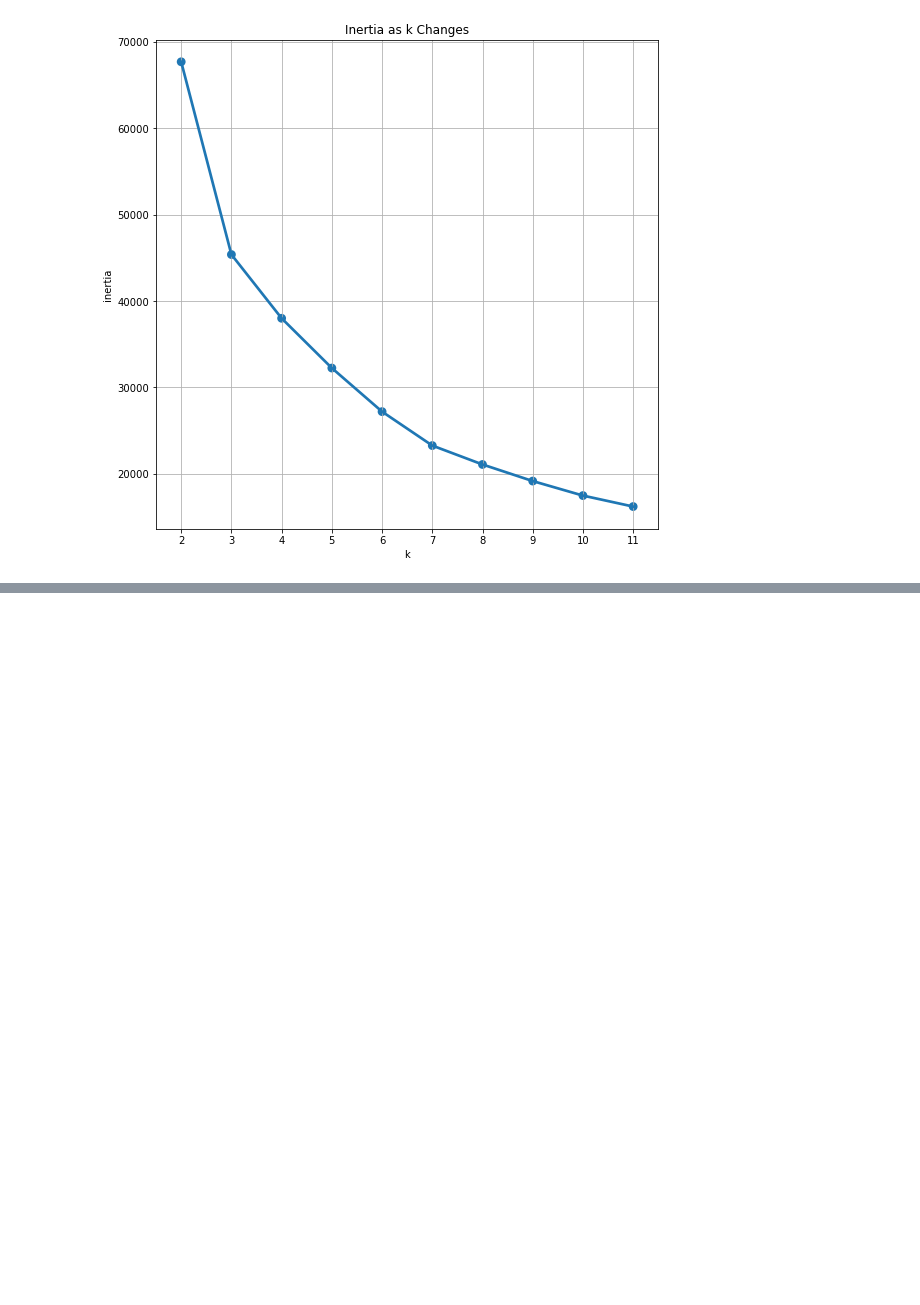
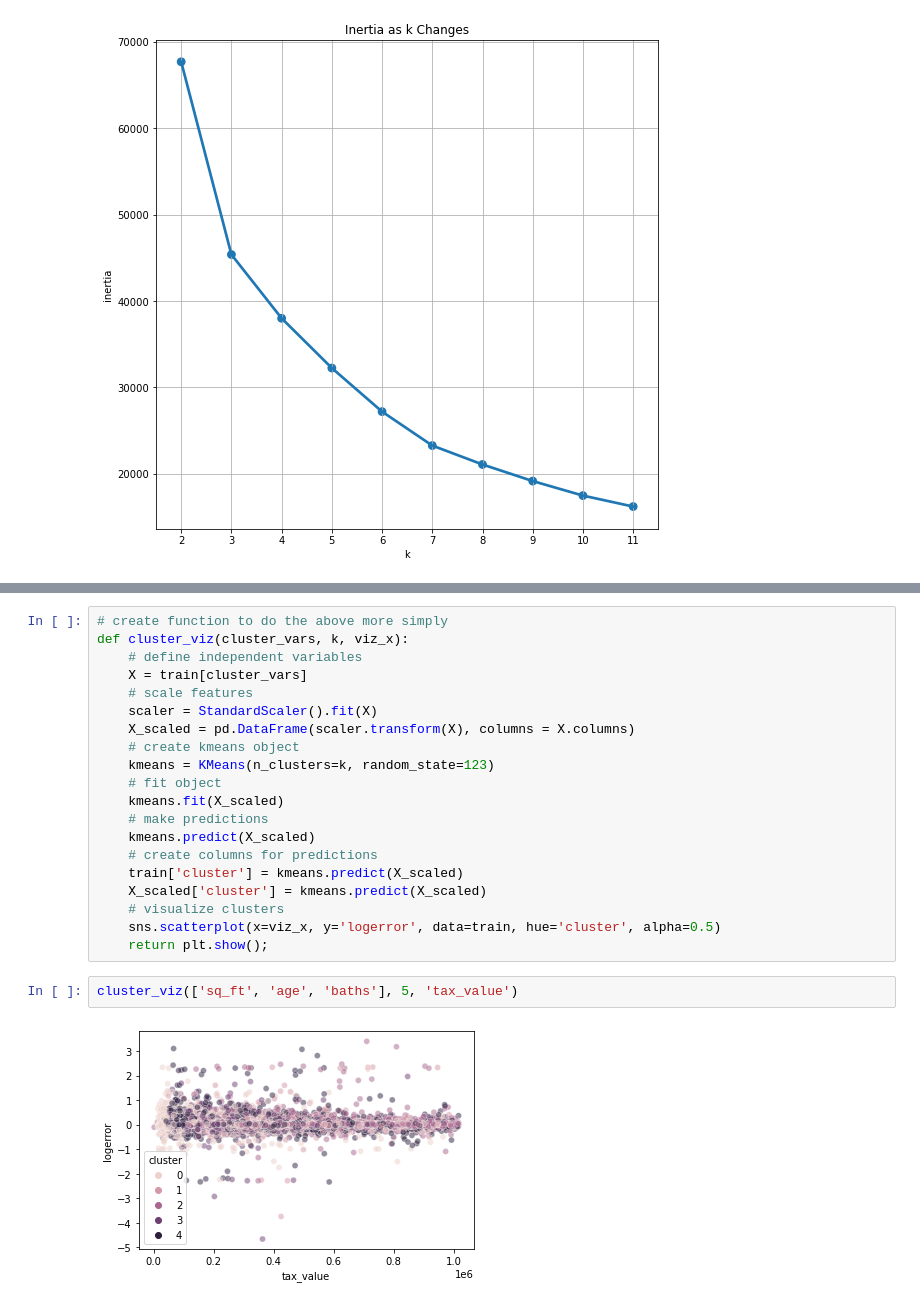
Before and after one commit to jones-stewart/zillow-clustering-project, a Jupyter notebook: 02_explore_stewart.ipynb, the cells around one changed output, grey strips where cells are left out. Saved outputs shown, nothing was run; the diff lists cells and outputs as text; blank space fills up the shorter version.

```diff
--- a/02_explore_stewart.ipynb
+++ b/02_explore_stewart.ipynb
@@ -624,0 +705,24 @@ I still want to find which features will create meaningful clusters so I'll try
+# %%
+# create function to do the above more simply
+def cluster_viz(cluster_vars, k, viz_x):
+    # define independent variables
+    X = train[cluster_vars]
+    # scale features
+    scaler = StandardScaler().fit(X)
+    X_scaled = pd.DataFrame(scaler.transform(X), columns = X.columns)
+    # create kmeans object
+    kmeans = KMeans(n_clusters=k, random_state=123)
+    # fit object
+    kmeans.fit(X_scaled)
+    # make predictions
+    kmeans.predict(X_scaled)
+    # create columns for predictions
+    train['cluster'] = kmeans.predict(X_scaled)
+    X_scaled['cluster'] = kmeans.predict(X_scaled)
+    # visualize clusters
+    sns.scatterplot(x=viz_x, y='logerror', data=train, hue='cluster', alpha=0.5)
+    return plt.show();
+# %%
+cluster_viz(['sq_ft', 'age', 'baths'], 5, 'tax_value')
+# %% [output]
+[figure, added]
```
Also changed, not shown: parts of 44 cells of this notebook.
